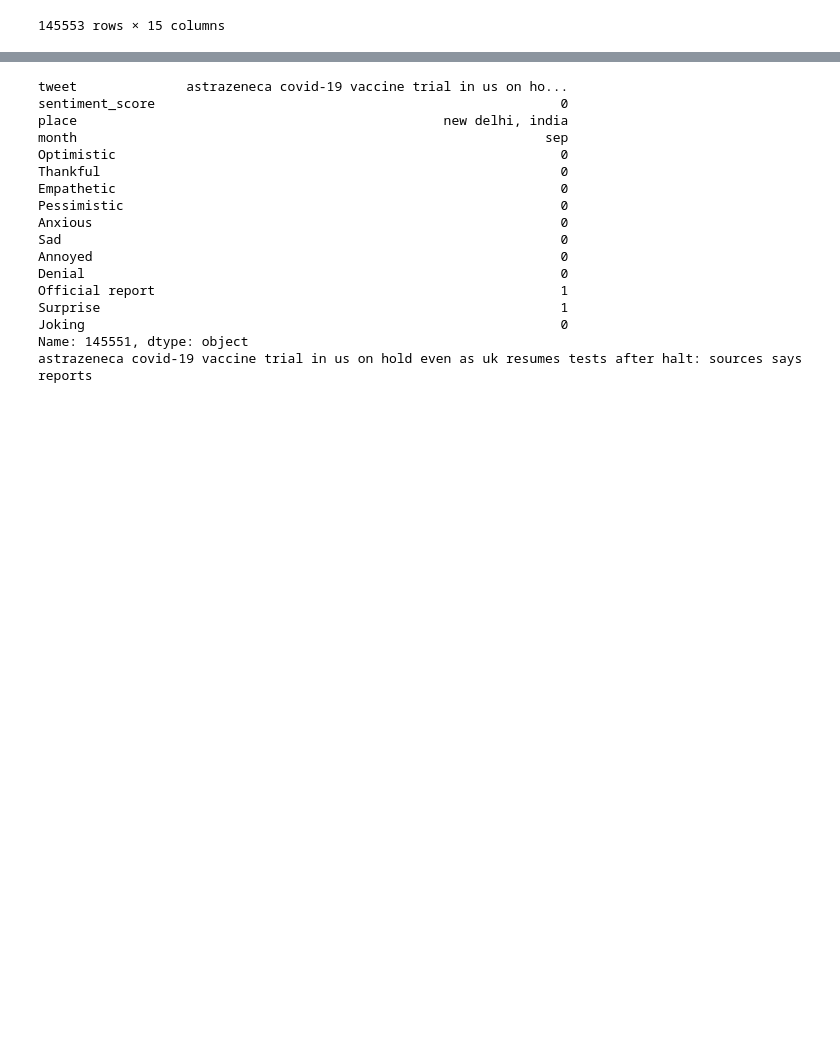
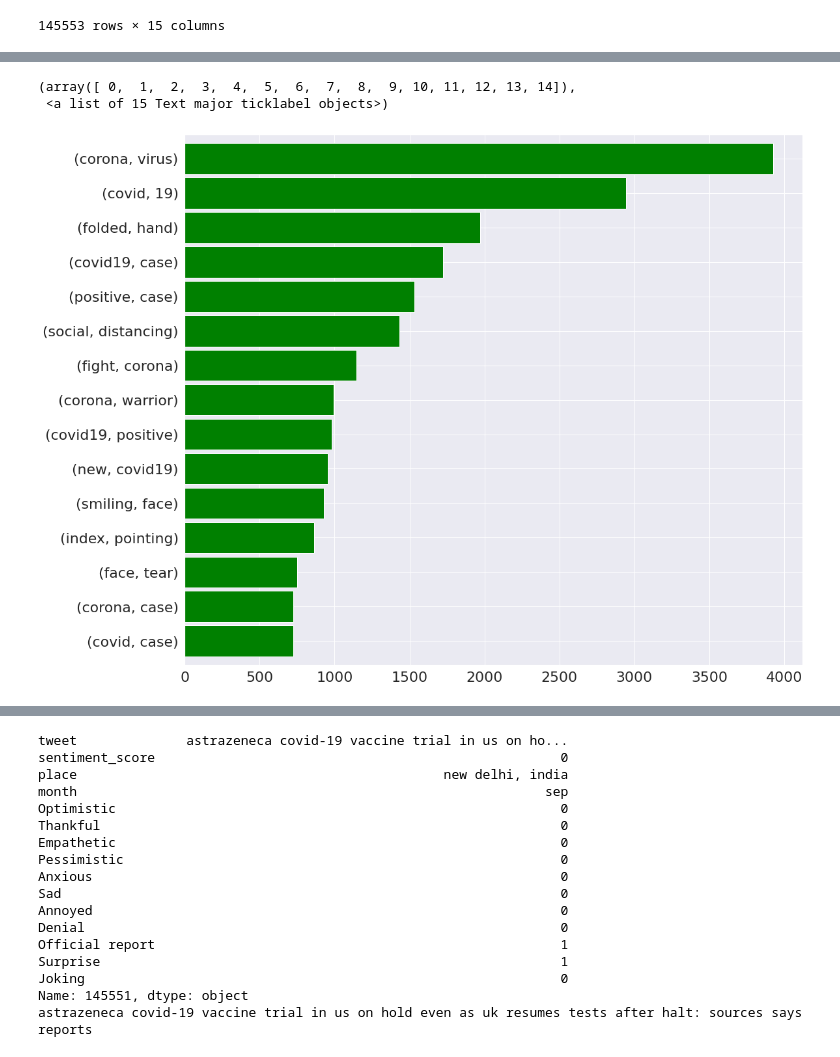
Before and after one commit to sydney-machine-learning/COVID19_sentinentanalysis, a Jupyter notebook: Visualizations on IEEE dataset.ipynb, the cells around one changed output, grey strips where cells are left out. Saved outputs shown, nothing was run; the diff lists cells and outputs as text; code cells hidden in the pictures; blank space fills up the shorter version.

```diff
--- a/Visualizations on IEEE dataset.ipynb
+++ b/Visualizations on IEEE dataset.ipynb
@@ -29,0 +38,12 @@ data
+# %%
+from nltk.corpus import stopwords
+
+def clean(text):
+    wnl = nltk.stem.WordNetLemmatizer()
+    StopWords = stopwords.words('english')
+    text = (unicodedata.normalize('NFKD', text).encode('ascii', 'ignore').decode('utf-8', 'ignore').lower())
+    words = re.sub(r'[^\w\s]', '', text).split()
+    return [wnl.lemmatize(word) for word in words if word not in StopWords]
+
+words = clean(''.join(str(data['tweet'].tolist())))
+words[:20]
@@ -29,0 +71,11 @@ data
+# %%
+bigrams_series = (pd.Series(nltk.ngrams(words, 2)).value_counts())[:15]
+trigrams_series = (pd.Series(nltk.ngrams(words, 3)).value_counts())[:15]
+
+bigrams_series.sort_values().plot.barh(color = 'green', width = 0.9, figsize = (17, 15))
+plt.xticks(fontsize = 22)
+plt.yticks(fontsize = 22)
+# %% [output]
+(array([ 0,  1,  2,  3,  4,  5,  6,  7,  8,  9, 10, 11, 12, 13, 14]),
+ <a list of 15 Text major ticklabel objects>)
+[figure, added]
```
Also changed, not shown: parts of 54 cells of this notebook.
